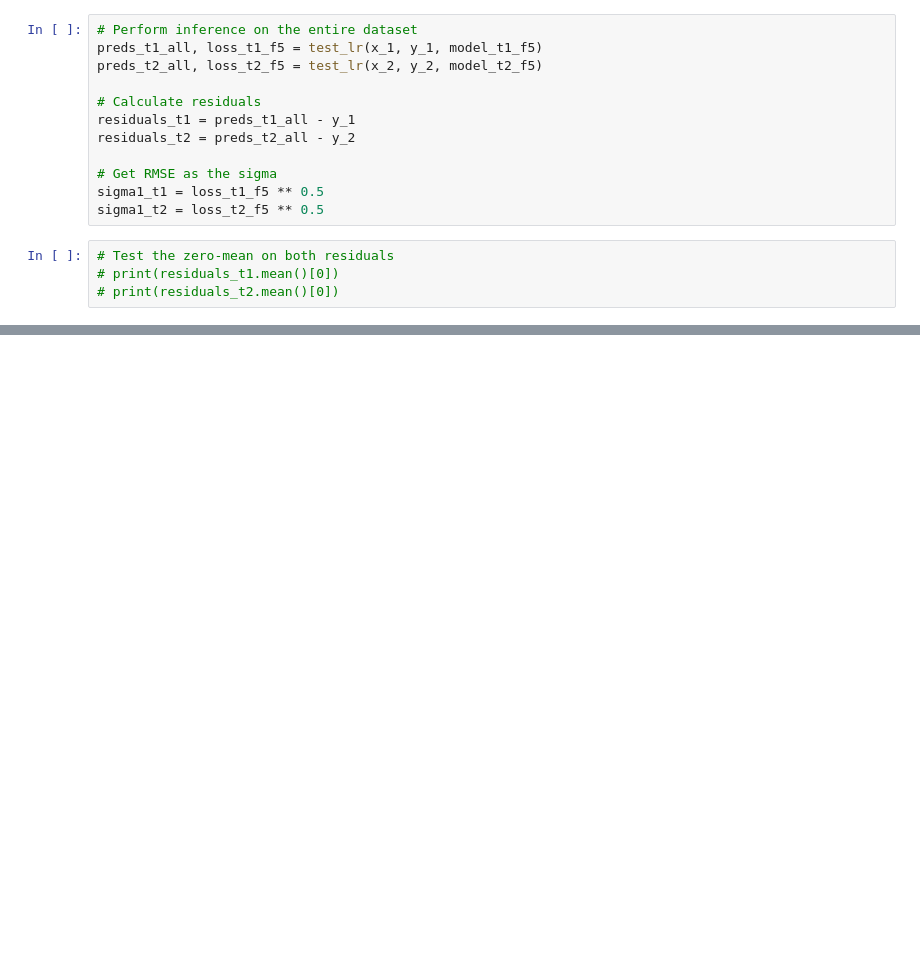
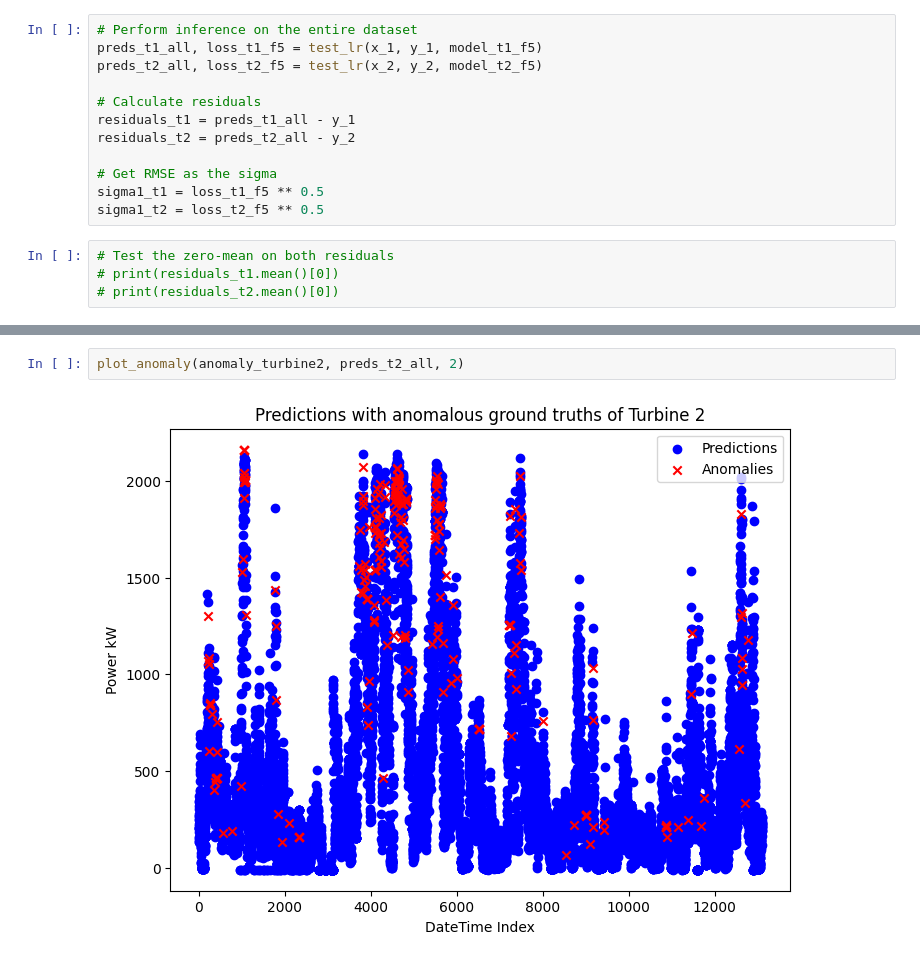
Before and after one commit to zhongyidu/TDS_task, a Jupyter notebook: Practical_Task.ipynb, the cells around one changed output, grey strips where cells are left out. Saved outputs shown, nothing was run; the diff lists cells and outputs as text; blank space fills up the shorter version.

```diff
--- a/Practical_Task.ipynb
+++ b/Practical_Task.ipynb
@@ -190,0 +200,4 @@ list_anomaly_t2 = anomaly_turbine2['Dat/Zeit'].tolist()
+# %%
+plot_anomaly(anomaly_turbine2, preds_t2_all, 2)
+# %% [output]
+[figure, added]
```
Also changed, not shown: parts of 25 cells of this notebook, 2 other files.
